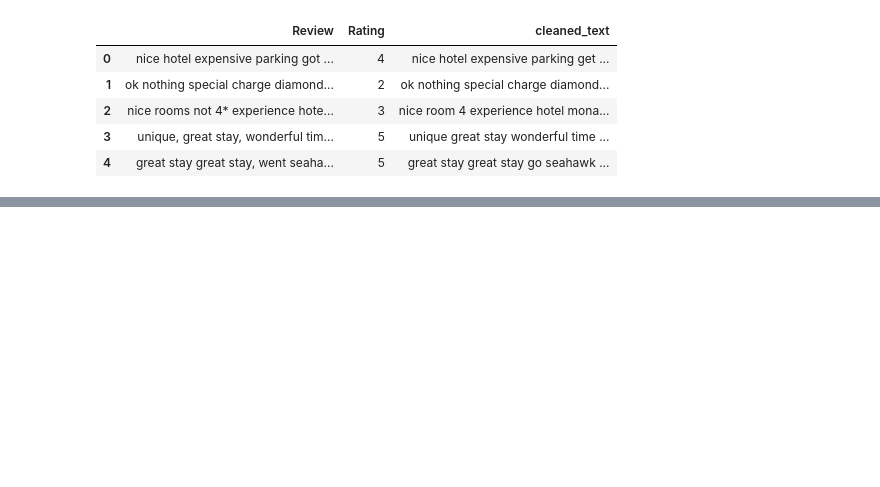
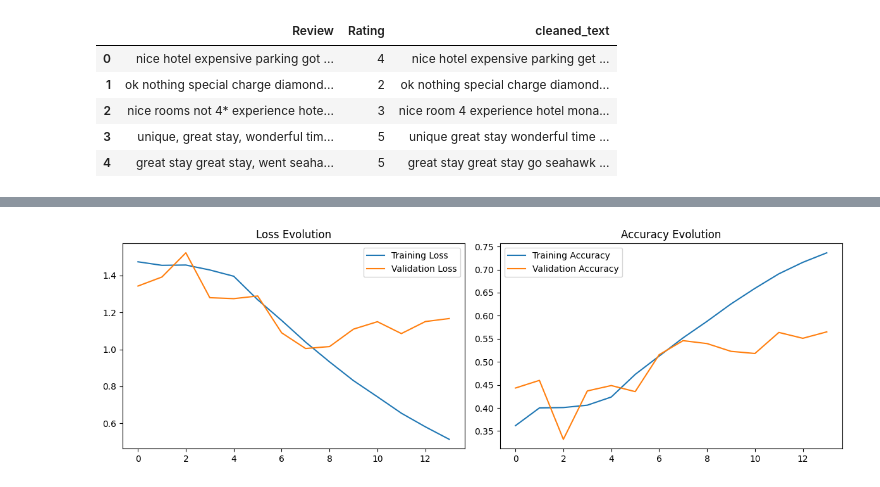
Before and after one commit to cesar1884/NLP_reviews_TripAdvisor, a Jupyter notebook: notebooks/Deep_Learning.ipynb, the cells around one changed output, grey strips where cells are left out. Saved outputs shown, nothing was run; the diff lists cells and outputs as text; code cells hidden in the pictures; blank space fills up the shorter version.

```diff
--- a/notebooks/Deep_Learning.ipynb
+++ b/notebooks/Deep_Learning.ipynb
@@ -154,7 +209,0 @@ Not so bad. If we do not consider the last point that looks like an error. the c
-# %%
-train_sequences, val_sequences, train_labels, val_labels = train_test_split(padded_sequences, labels, test_size=0.2, random_state=42)
-checkpoint = ModelCheckpoint('model1.h5', save_best_only=True, monitor='val_loss', mode='min', verbose=1)
-early_stopping_cb = EarlyStopping(monitor='val_loss', patience=5, restore_best_weights=True)
-lr_cb = ReduceLROnPlateau(monitor="loss", patience=10)
-
-history = model.fit(train_sequences, train_labels, validation_data=(val_sequences, val_labels), epochs=20, batch_size=32, callbacks=[checkpoint, early_stopping_cb, lr_cb])
@@ -435,11 +245,0 @@ This simple model is not a good idea. we will not go further as we has facing a
-# %%
-# Define hyperparameters
-MAX_VOCAB_SIZE = 10000
-MAX_SEQUENCE_LENGTH = 200
-EMBEDDING_DIM = 64
-
-# Tokenize and pad sequences
-tokenizer = Tokenizer(num_words=MAX_VOCAB_SIZE, oov_token='<OOV>')
-tokenizer.fit_on_texts(dataset['cleaned_text'])
-sequences = tokenizer.texts_to_sequences(dataset['cleaned_text'])
-padded_sequences = pad_sequences(sequences, maxlen=MAX_SEQUENCE_LENGTH, truncating='post', padding='post')
@@ -1071,0 +246,18 @@ Result are not as good but we have a model that overfit less. the curves are clo
+# %%
+checkpoint = ModelCheckpoint('weighted_model.h5', save_best_only=True, monitor='val_accuracy', mode='max', verbose=1)
+
+
+weighted_baseline_model = Sequential([
+    Embedding(MAX_VOCAB_SIZE, EMBEDDING_DIM, input_length=MAX_SEQUENCE_LENGTH),
+    LSTM(64, return_sequences=True),
+    Dropout(0.2),
+    LSTM(32),
+    Dense(5, activation='softmax')
+])
+
+weighted_baseline_model.compile(loss='sparse_categorical_crossentropy', optimizer=Adam(), metrics=['accuracy'])
+train_sequences, val_sequences, train_labels, val_labels = train_test_split(padded_sequences, labels, test_size=0.2, random_state=42)
+
+weighted_baseline_history = weighted_baseline_model.fit(train_sequences, train_labels, validation_data=(val_sequences, val_labels), epochs=14, batch_size=32, class_weight=class_weights_dict, callbacks=[checkpoint, early_stopping_cb, lr_cb])
+
+weighted_baseline_best_model2 = load_model('weighted_model.h5')
@@ -1071,0 +282,4 @@ Result are not as good but we have a model that overfit less. the curves are clo
+# %%
+plot_loss_accuracy(weighted_baseline_history)
+# %% [output]
+[figure, added]
```
Also changed, not shown: parts of 141 cells of this notebook, 5 other files.
